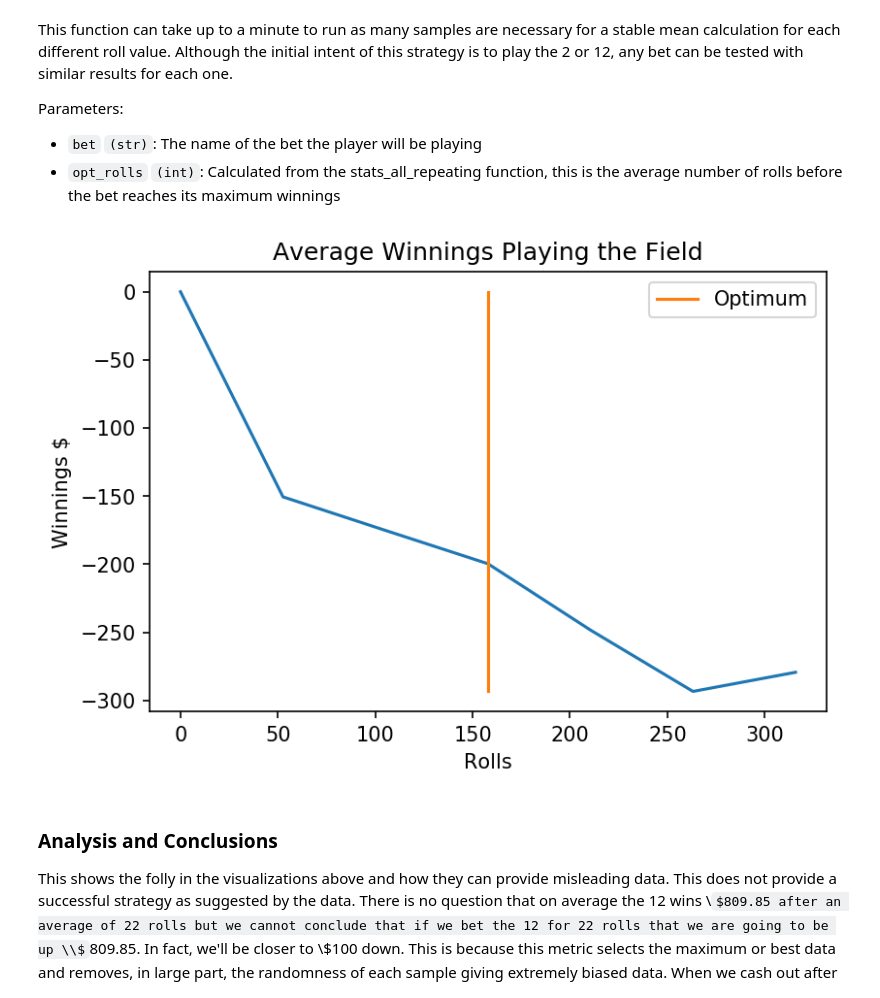
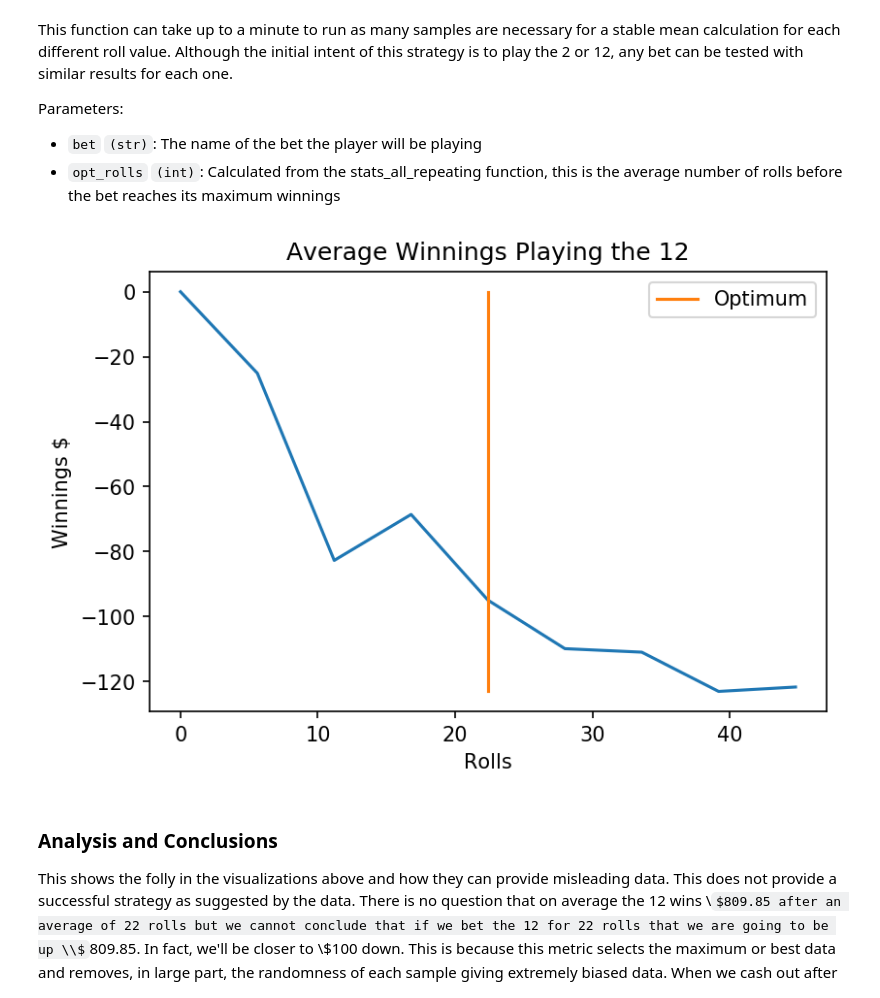
Before and after one commit to ir3456/Craps_project, a Jupyter notebook: Craps Notebook.ipynb, the cells around one changed output. Saved outputs shown, nothing was run; the diff lists cells and outputs as text; code cells hidden in the pictures; some formulas as TeX source.

```diff
--- a/Craps Notebook.ipynb
+++ b/Craps Notebook.ipynb
@@ -105,10 +105,10 @@ Parameters:
 - `bet` `(str)`: The name of the bet the player will be playing
 - `opt_rolls` `(int)`: Calculated from the stats_all_repeating function, this is the average number of rolls before the bet reaches its maximum winnings
 # %%
-bet = 'Field'
+bet = '12'
 Craps.max_single_bet(bet, max_win_rolls_mean[Craps.play_bets_dict[bet]])
 # %% [output]
-[figure, old version]
+[figure, new version]
 # %% [markdown]
 ### Analysis and Conclusions
 This shows the folly in the visualizations above and how they can provide misleading data. This does not provide a successful strategy as suggested by the data. There is no question that on average the 12 wins \\$809.85 after an average of 22 rolls but we cannot conclude that if we bet the 12 for 22 rolls that we are going to be up \\$809.85. In fact, we'll be closer to \\$100 down. This is because this metric selects the maximum or best data and removes, in large part, the randomness of each sample giving extremely biased data. When we cash out after 22 rolls no matter what, we reintroduce the randomness into the samples giving us the results that we expected.
```
Also changed, not shown: parts of 1 cell of this notebook, 3 other files.
